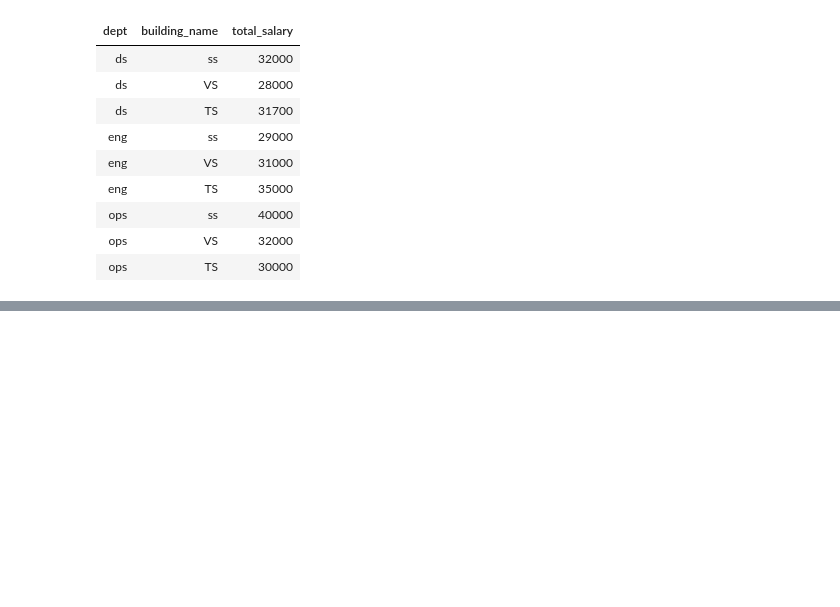
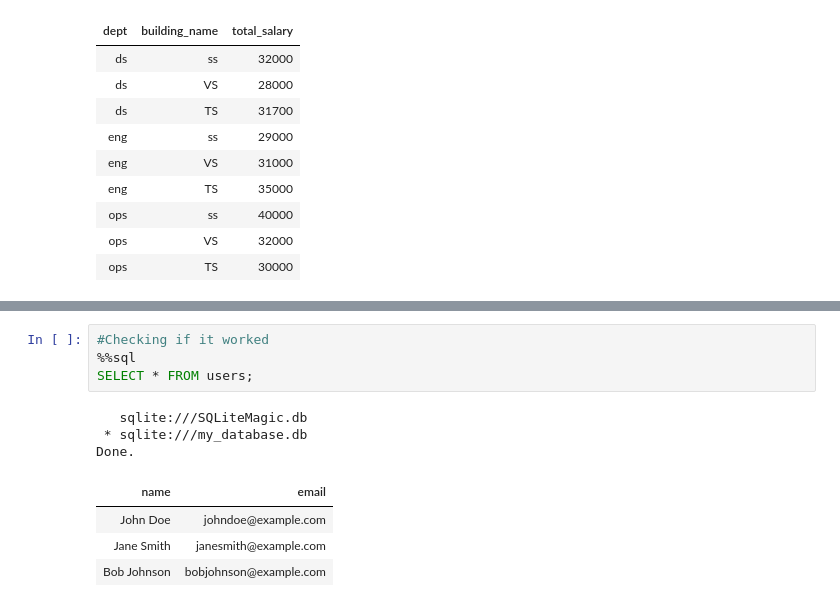
Before and after one commit to alanasarah01/SQL_TESTS, a Jupyter notebook: SQL_Tests.ipynb, the cells around one changed output, grey strips where cells are left out. Cells and saved outputs as stored; diff of their text form; blank space fills up the shorter version.

```diff
--- a/SQL_Tests.ipynb
+++ b/SQL_Tests.ipynb
@@ -186,0 +259,12 @@ Done.
+# %%
+#Checking if it worked
+%%sql
+SELECT * FROM users;
+# %% [output]
+   sqlite:///SQLiteMagic.db
+ * sqlite:///my_database.db
+Done.
+| name | email |
+| John Doe | johndoe@example.com |
+| Jane Smith | janesmith@example.com |
+| Bob Johnson | bobjohnson@example.com |
```
Also changed, not shown: parts of 9 cells of this notebook.
